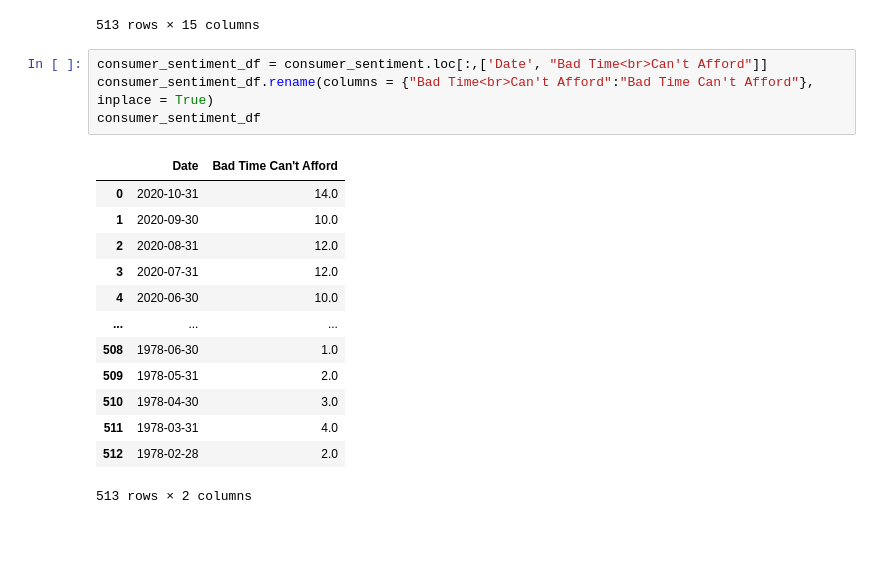
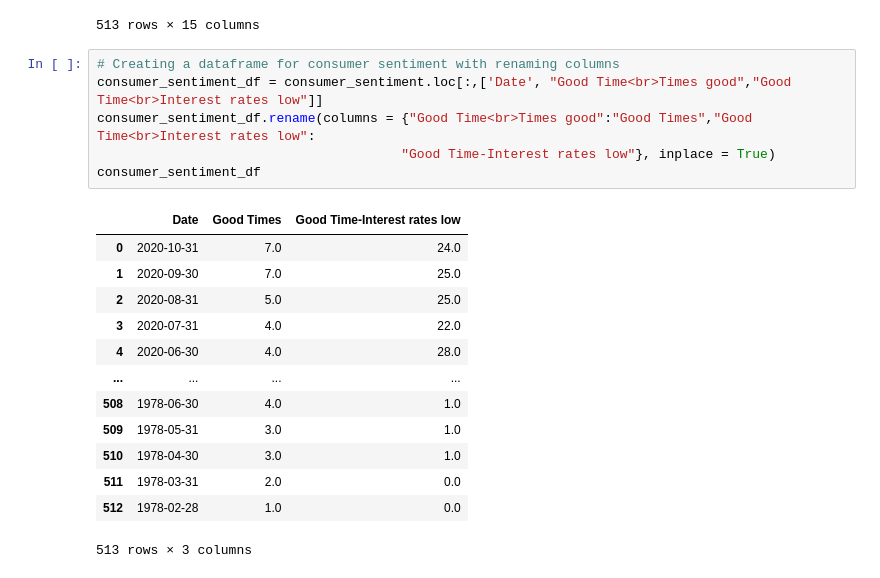
Before and after one commit to danawoodruff/Car-Sales-Analysis, a Jupyter notebook: COVID_data/Covid_data.ipynb, the cells around one changed output. Cells and saved outputs as stored; diff of their text form; blank space fills up the shorter version.

```diff
--- a/COVID_data/Covid_data.ipynb
+++ b/COVID_data/Covid_data.ipynb
@@ -290,21 +291,23 @@ consumer_sentiment
 | 511 | 1978-03-31 | 12.0 | 34.0 | 0.0 | 2.0 | ... |
 | 512 | 1978-02-28 | 10.0 | 25.0 | 0.0 | 1.0 | ... |
 513 rows × 15 columns
-# %%
-consumer_sentiment_df = consumer_sentiment.loc[:,['Date', "Bad Time<br>Can't Afford"]]
-consumer_sentiment_df.rename(columns = {"Bad Time<br>Can't Afford":"Bad Time Can't Afford"}, inplace = True)
-consumer_sentiment_df
-# %% [output]
-|  | Date | Bad Time Can't Afford |
-| 0 | 2020-10-31 | 14.0 |
-| 1 | 2020-09-30 | 10.0 |
-| 2 | 2020-08-31 | 12.0 |
-| 3 | 2020-07-31 | 12.0 |
-| 4 | 2020-06-30 | 10.0 |
-| ... | ... | ... |
-| 508 | 1978-06-30 | 1.0 |
-| 509 | 1978-05-31 | 2.0 |
-| 510 | 1978-04-30 | 3.0 |
-| 511 | 1978-03-31 | 4.0 |
-| 512 | 1978-02-28 | 2.0 |
-513 rows × 2 columns
+# %%
+# Creating a dataframe for consumer sentiment with renaming columns
+consumer_sentiment_df = consumer_sentiment.loc[:,['Date', "Good Time<br>Times good","Good Time<br>Interest rates low"]]
+consumer_sentiment_df.rename(columns = {"Good Time<br>Times good":"Good Times","Good Time<br>Interest rates low":
+                                       "Good Time-Interest rates low"}, inplace = True)
+consumer_sentiment_df
+# %% [output]
+|  | Date | Good Times | Good Time-Interest rates low |
+| 0 | 2020-10-31 | 7.0 | 24.0 |
+| 1 | 2020-09-30 | 7.0 | 25.0 |
+| 2 | 2020-08-31 | 5.0 | 25.0 |
+| 3 | 2020-07-31 | 4.0 | 22.0 |
+| 4 | 2020-06-30 | 4.0 | 28.0 |
+| ... | ... | ... | ... |
+| 508 | 1978-06-30 | 4.0 | 1.0 |
+| 509 | 1978-05-31 | 3.0 | 1.0 |
+| 510 | 1978-04-30 | 3.0 | 1.0 |
+| 511 | 1978-03-31 | 2.0 | 0.0 |
+| 512 | 1978-02-28 | 1.0 | 0.0 |
+513 rows × 3 columns
```
Also changed, not shown: parts of 7 cells of this notebook.
